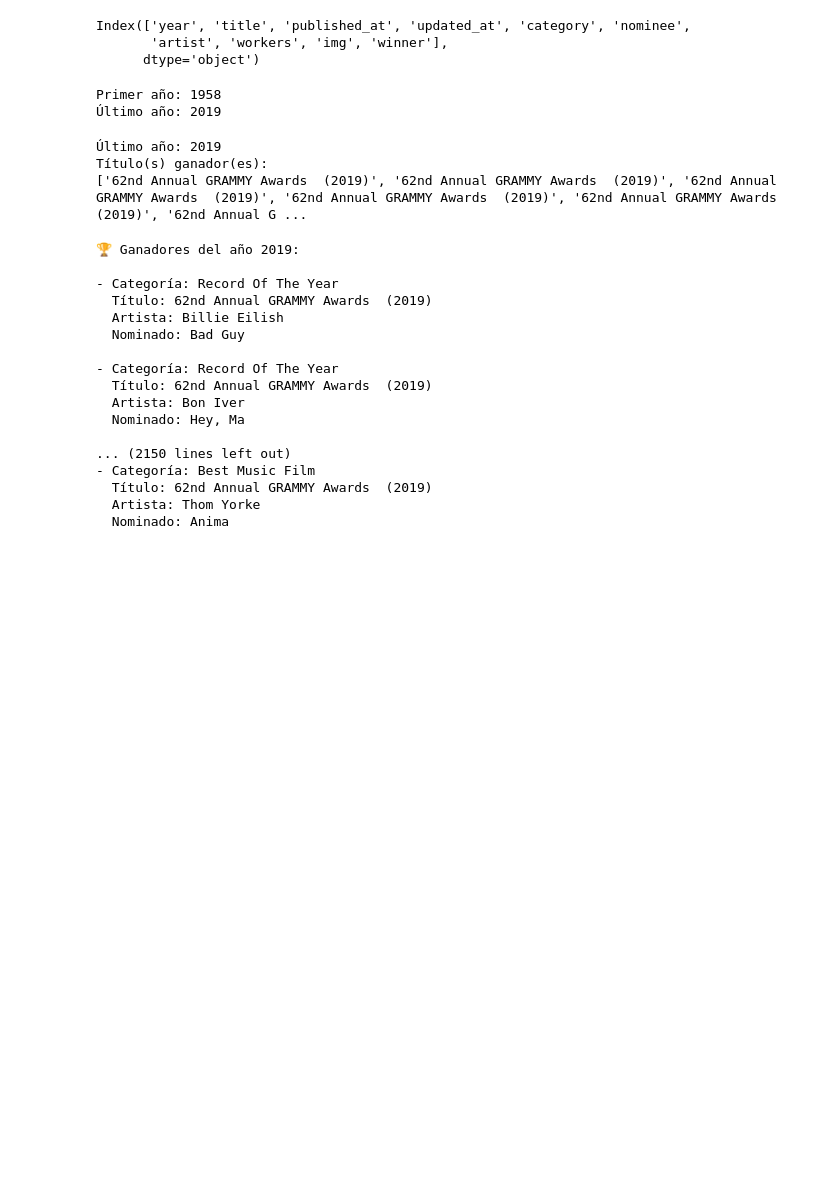
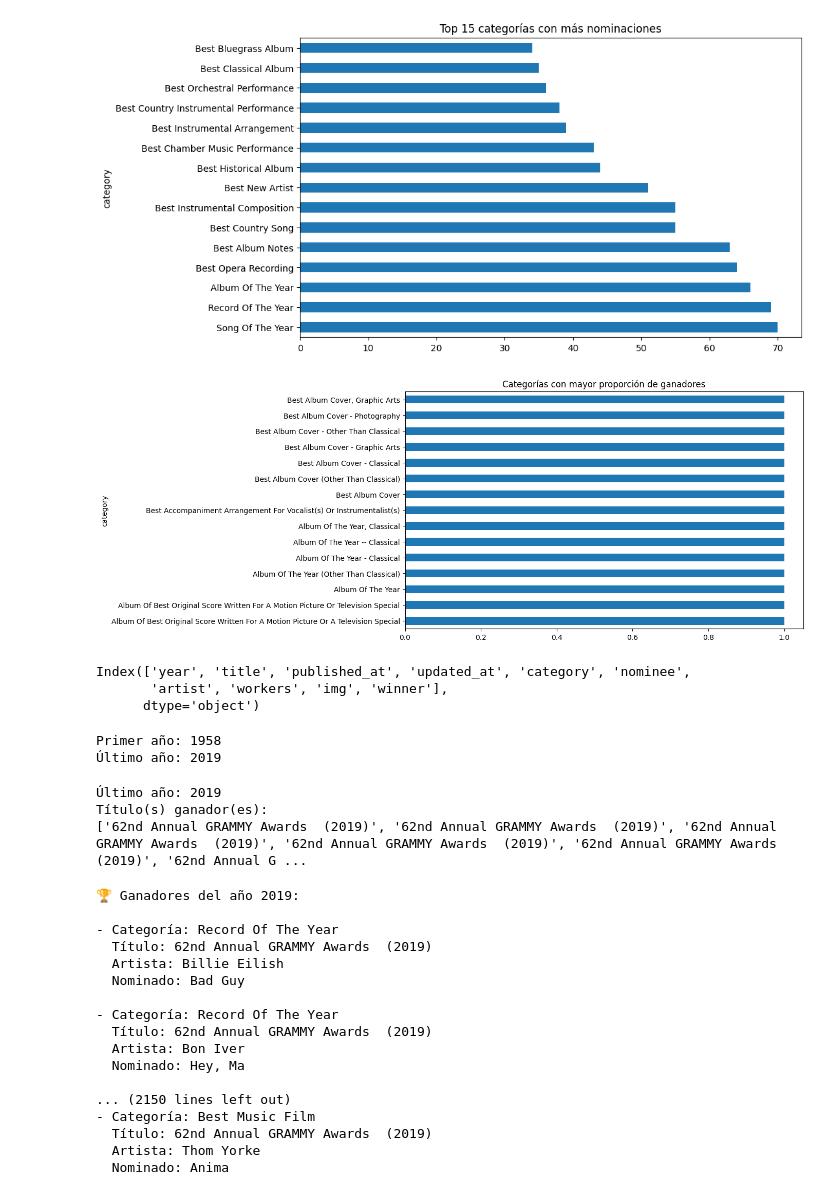
Before and after one commit to 20angela26/WorkShoop2-ETL, a Jupyter notebook: notebooks/eda_grammy.ipynb, the cells around one changed output. Saved outputs shown, nothing was run; the diff lists cells and outputs as text; code cells hidden in the pictures; blank space fills up the shorter version.

```diff
--- a/notebooks/eda_grammy.ipynb
+++ b/notebooks/eda_grammy.ipynb
@@ -6,3 +84,16 @@ df= pd.read_csv("../data/the_grammy_awards.csv")
+# %%
+plt.figure(figsize=(10,6))
+df["category"].value_counts().head(15).plot(kind="barh")
+plt.title("Top 15 categorías con más nominaciones")
+plt.show()
+cat_win = df.groupby("category")["winner"].mean().sort_values(ascending=False)
+plt.figure(figsize=(10,6))
+cat_win.head(15).plot(kind="barh")
+plt.title("Categorías con mayor proporción de ganadores")
+plt.show()
+# %% [output]
+[figure, added]
+[figure, added]
 # %%
 df.shape
 print(df.columns)
```
Also changed, not shown: parts of 10 cells of this notebook.
